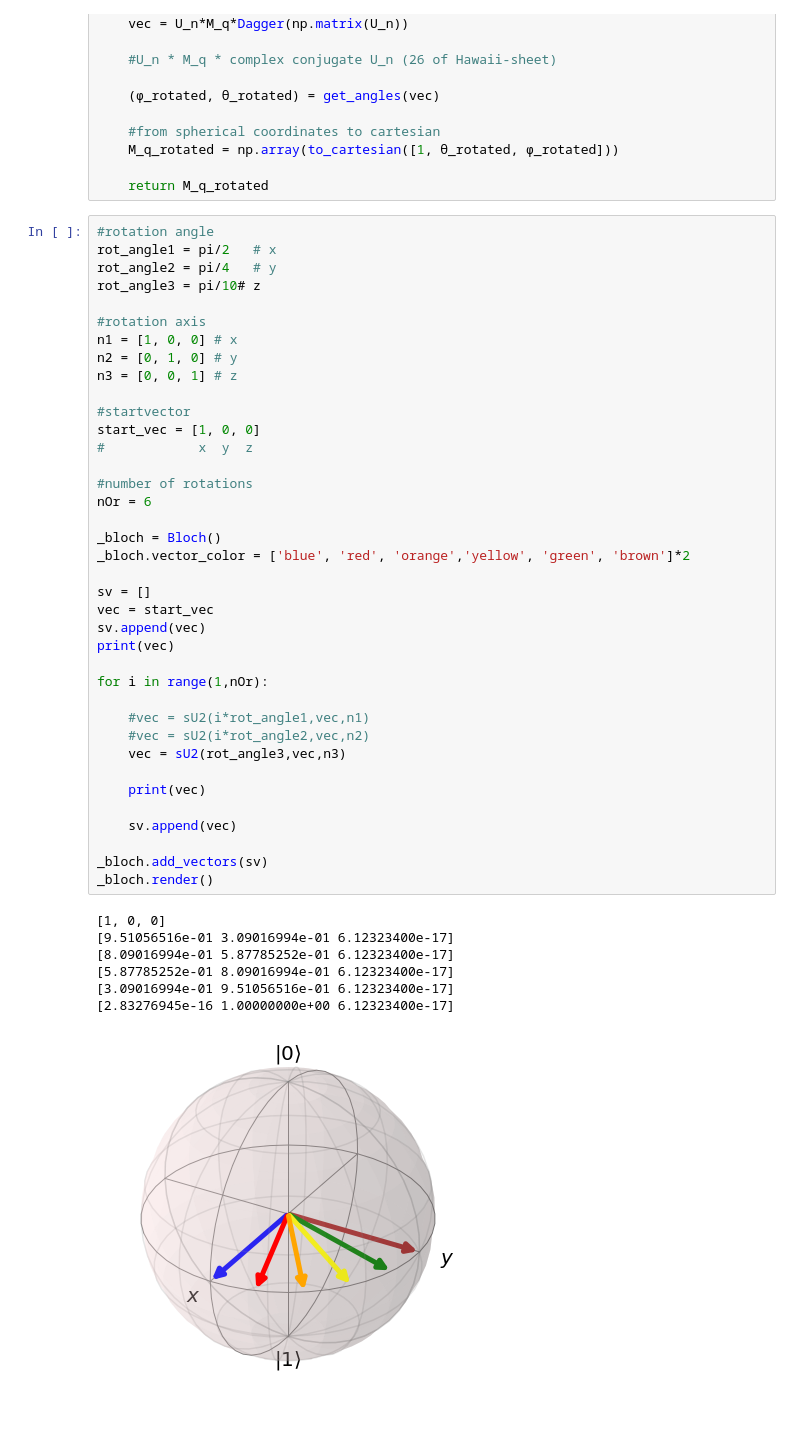
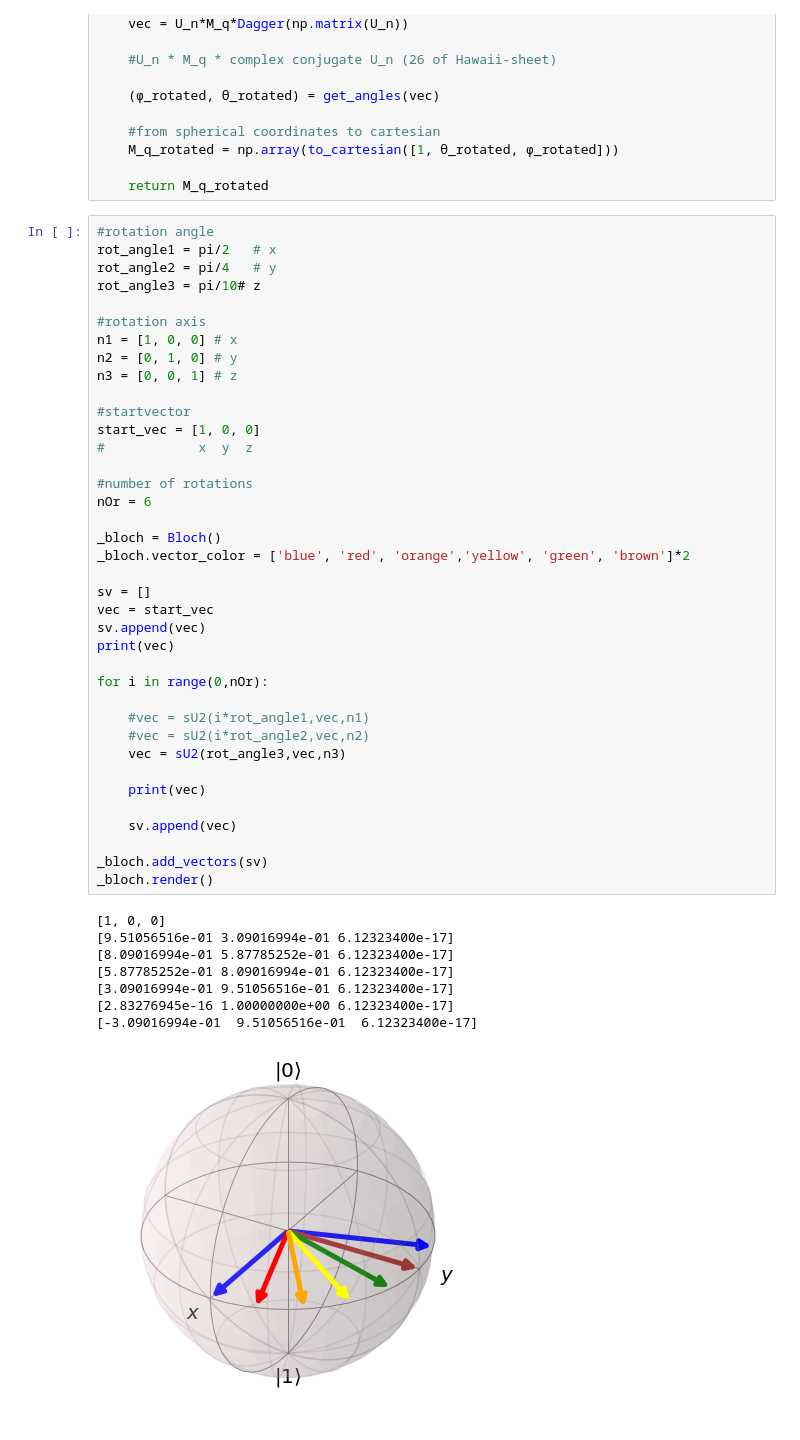
Before and after one commit to Sultanow/quantum, a Jupyter notebook: bloch_sphere/rotate_su2_qiskit.ipynb, the cells around one changed output. Drawn from its saved outputs; the diff is of its cells as text.

```diff
--- a/bloch_sphere/rotate_su2_qiskit.ipynb
+++ b/bloch_sphere/rotate_su2_qiskit.ipynb
@@ -141,32 +136,33 @@ start_vec = [1, 0, 0]
 
 #number of rotations
 nOr = 6
 
 _bloch = Bloch()
 _bloch.vector_color = ['blue', 'red', 'orange','yellow', 'green', 'brown']*2
 
 sv = []
 vec = start_vec
 sv.append(vec)
 print(vec)
 
-for i in range(1,nOr):
+for i in range(0,nOr):
 
     #vec = sU2(i*rot_angle1,vec,n1)
     #vec = sU2(i*rot_angle2,vec,n2)
     vec = sU2(rot_angle3,vec,n3)
 
     print(vec)
 
     sv.append(vec)
 
 _bloch.add_vectors(sv)
 _bloch.render()
 # %% [output]
 [1, 0, 0]
 [9.51056516e-01 3.09016994e-01 6.12323400e-17]
 [8.09016994e-01 5.87785252e-01 6.12323400e-17]
 [5.87785252e-01 8.09016994e-01 6.12323400e-17]
 [3.09016994e-01 9.51056516e-01 6.12323400e-17]
 [2.83276945e-16 1.00000000e+00 6.12323400e-17]
+[-3.09016994e-01  9.51056516e-01  6.12323400e-17]
-[figure, old version]
+[figure, new version]
```
Also changed, not shown: parts of 1 cell of this notebook.
